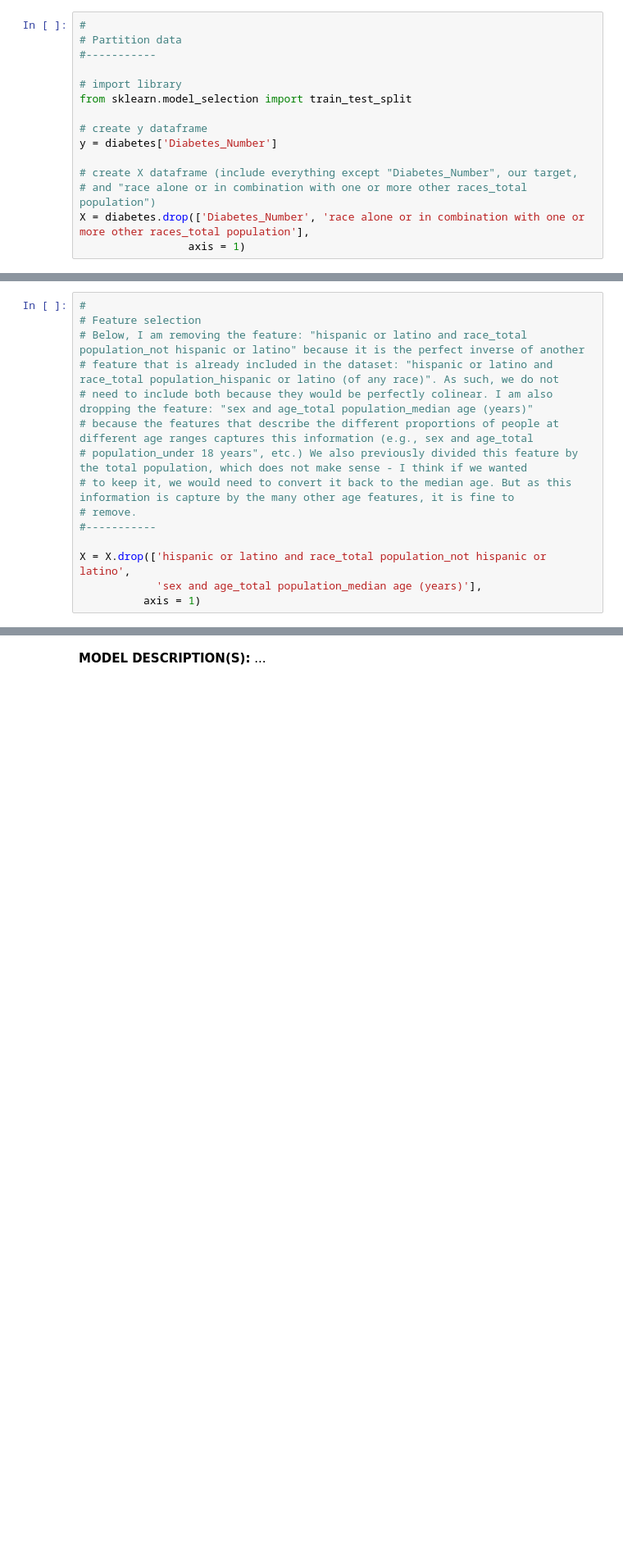
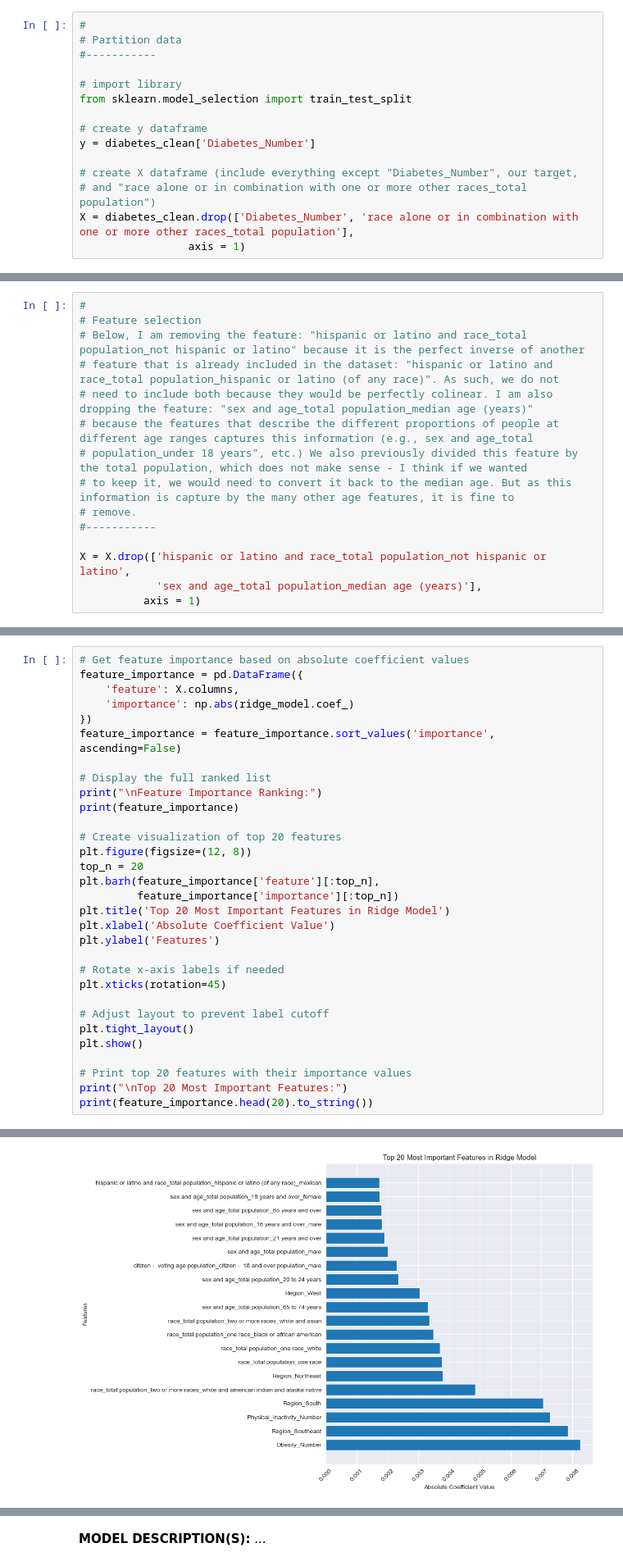
Before and after one commit to cindyalvar/Computational-Social-Science-Projects, a Jupyter notebook: Project 2/Project 2 [Cindy Alvarez].ipynb, the cells around one changed output, grey strips where cells are left out. Shown at 82% size. Drawn from its saved outputs; the diff is of its cells as text; blank space fills up the shorter version.

```diff
--- a/Project 2/Project 2 [Cindy Alvarez].ipynb
+++ b/Project 2/Project 2 [Cindy Alvarez].ipynb
@@ -453,11 +464,11 @@ Work through partitioning the data into the test/train/validation sets in the ch
 from sklearn.model_selection import train_test_split
 
 # create y dataframe
-y = diabetes['Diabetes_Number']
+y = diabetes_clean['Diabetes_Number']
 
 # create X dataframe (include everything except "Diabetes_Number", our target,
 # and "race alone or in combination with one or more other races_total population")
-X = diabetes.drop(['Diabetes_Number', 'race alone or in combination with one or more other races_total population'],
+X = diabetes_clean.drop(['Diabetes_Number', 'race alone or in combination with one or more other races_total population'],
                  axis = 1)
 # %% [markdown]
 Investigate whether there are any features that you should remove prior to spliting and model fitting. You may also consider using plots and relationships you found in the EDA stage for this question. Be sure to justify your logic.
@@ -478,0 +564,32 @@ X = X.drop(['hispanic or latino and race_total population_not hispanic or latino
+# %%
+# Get feature importance based on absolute coefficient values
+feature_importance = pd.DataFrame({
+    'feature': X.columns,
+    'importance': np.abs(ridge_model.coef_)
+})
+feature_importance = feature_importance.sort_values('importance', ascending=False)
+
+# Display the full ranked list
+print("\nFeature Importance Ranking:")
+print(feature_importance)
+
+# Create visualization of top 20 features
+plt.figure(figsize=(12, 8))
+top_n = 20
+plt.barh(feature_importance['feature'][:top_n],
+         feature_importance['importance'][:top_n])
+plt.title('Top 20 Most Important Features in Ridge Model')
+plt.xlabel('Absolute Coefficient Value')
+plt.ylabel('Features')
+
+# Rotate x-axis labels if needed
+plt.xticks(rotation=45)
+
+# Adjust layout to prevent label cutoff
+plt.tight_layout()
+plt.show()
+
+# Print top 20 features with their importance values
+print("\nTop 20 Most Important Features:")
+print(feature_importance.head(20).to_string())
+# %% [output]
@@ -478,0 +613 @@ X = X.drop(['hispanic or latino and race_total population_not hispanic or latino
+[figure, added]
```
Also changed, not shown: parts of 42 cells of this notebook.
